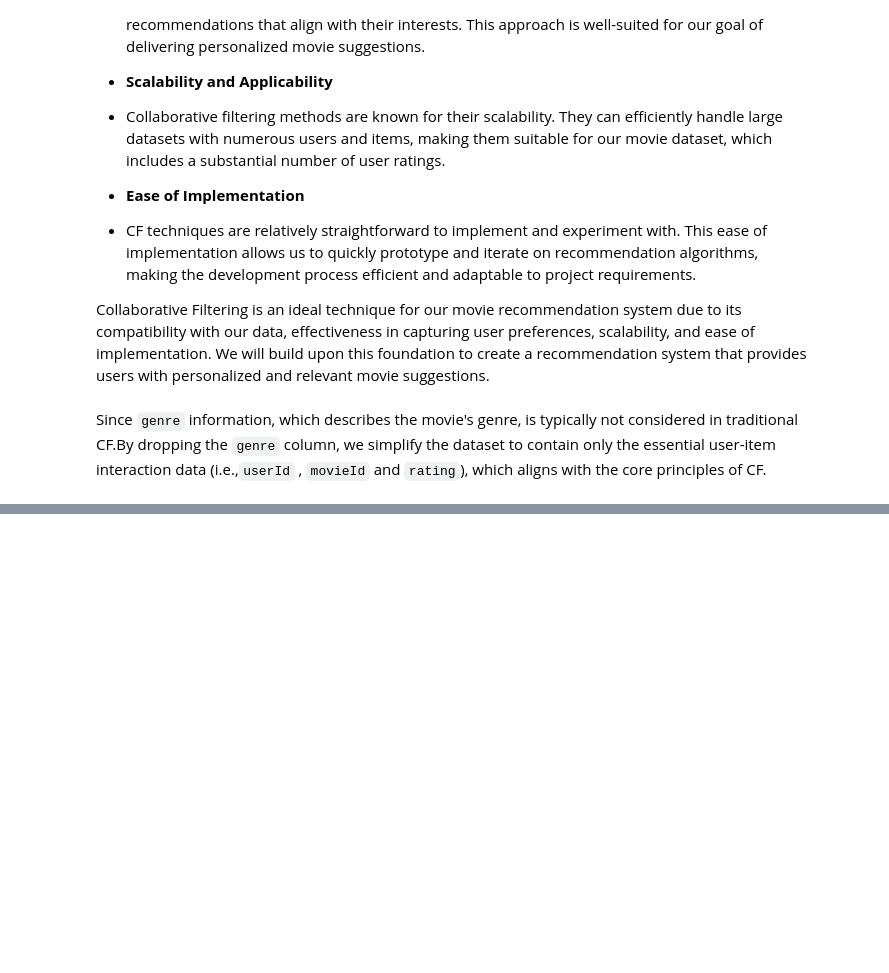
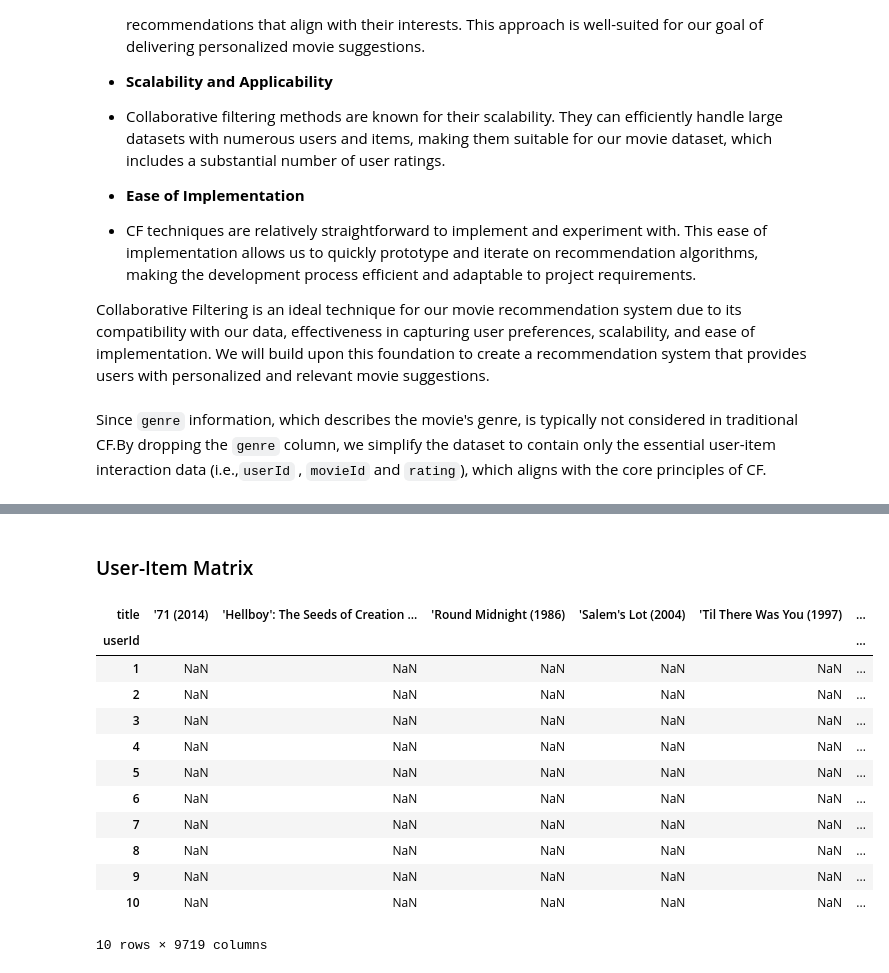
Before and after one commit to Dudimath/ScreenGenius-Smart-Movie-Suggestions, a Jupyter notebook: movie.ipynb, the cells around one changed output, grey strips where cells are left out. Cells and saved outputs as stored; diff of their text form; code cells hidden in the pictures; blank space fills up the shorter version.

```diff
--- a/movie.ipynb
+++ b/movie.ipynb
@@ -658,0 +663,26 @@ Since `genre` information, which describes the movie's genre, is typically not c
+# %% [markdown]
+### User-Item Matrix
+# %%
+# pivot table to transform the merged DataFrame into a user-item matrix
+pivot_matrix = merged_df.pivot_table(
+    index='userId',        # Rows will be indexed by 'userId'
+    columns='title',       # Columns will be indexed by 'title'
+    values='rating'        # The values in the matrix will be 'rating'
+)
+
+# print the first 10 rows of the `pivot_matrix`
+pivot_matrix.head(10)
+# %% [output]
+| title | '71 (2014) | 'Hellboy': The Seeds of Creation ... | 'Round Midnight (1986) | 'Salem's Lot (2004) | 'Til There Was You (1997) | ... |
+| userId |  |  |  |  |  | ... |
+| 1 | NaN | NaN | NaN | NaN | NaN | ... |
+| 2 | NaN | NaN | NaN | NaN | NaN | ... |
+| 3 | NaN | NaN | NaN | NaN | NaN | ... |
+| 4 | NaN | NaN | NaN | NaN | NaN | ... |
+| 5 | NaN | NaN | NaN | NaN | NaN | ... |
+| 6 | NaN | NaN | NaN | NaN | NaN | ... |
+| 7 | NaN | NaN | NaN | NaN | NaN | ... |
+| 8 | NaN | NaN | NaN | NaN | NaN | ... |
+| 9 | NaN | NaN | NaN | NaN | NaN | ... |
+| 10 | NaN | NaN | NaN | NaN | NaN | ... |
+10 rows × 9719 columns
```
Also changed, not shown: parts of 19 cells of this notebook.
